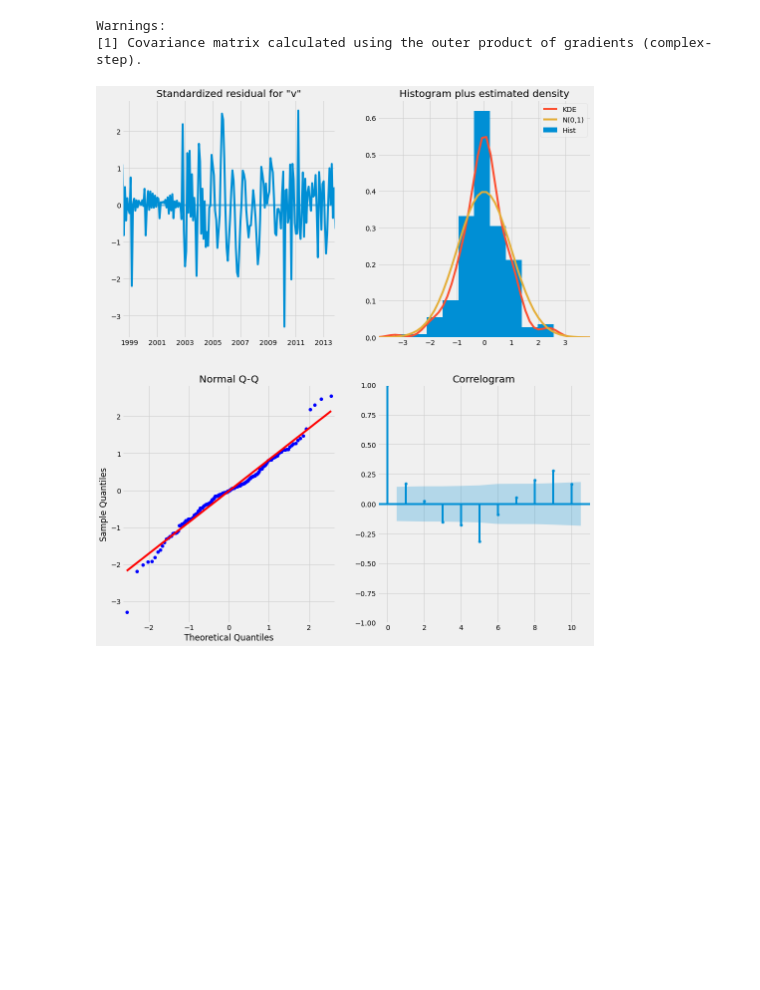
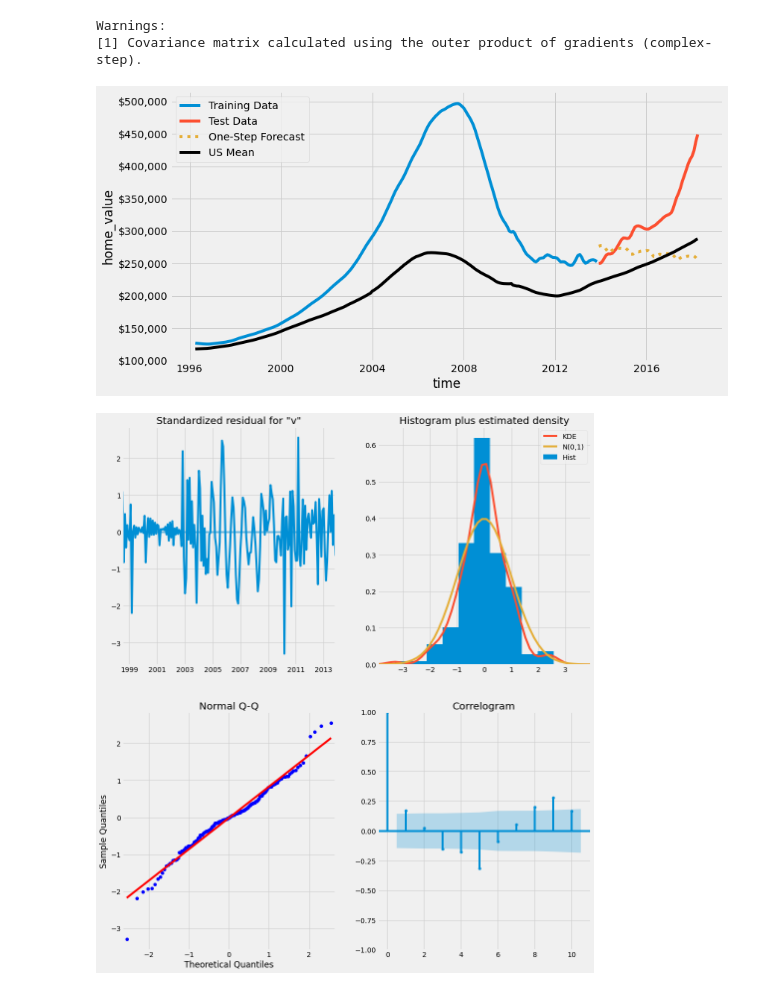
Before and after one commit to jxn628/dsc-phase-4-project-1, a Jupyter notebook: student.ipynb, the cells around one changed output. Drawn from its saved outputs; the diff is of its cells as text; code cells hidden in the pictures; blank space fills up the shorter version.

```diff
--- a/student.ipynb
+++ b/student.ipynb
@@ -1023,6 +1023,22 @@ SARIMAX Results
 | Prob(H) (two-sided): | 0.01 | Kurtosis: | 4.44 |
 Warnings:
 [1] Covariance matrix calculated using the outer product of gradients (complex-step).
+# %%
+pred = zip_95570_model.get_prediction(
+    start=test.index.min(),
+    end=test.index.max(),
+    dynamic=False)
+
+fig, ax = plt.subplots(figsize=(12, 6))
+ax.plot(train, label='Training Data')
+ax.plot(test, label='Test Data')
+ax.plot(pred.predicted_mean, label='One-Step Forecast', ls=':')
+line1 = sns.lineplot(data=avg_home_df, x='time', y='home_value', color='black', label='US Mean');
+ax.legend()
+ax.yaxis.set_major_formatter(tick)
+fig.tight_layout()
+# %% [output]
+[figure, added]
 # %%
 zip_95570_model = sarima_model
 # %%
```
Also changed, not shown: parts of 2 cells of this notebook.
